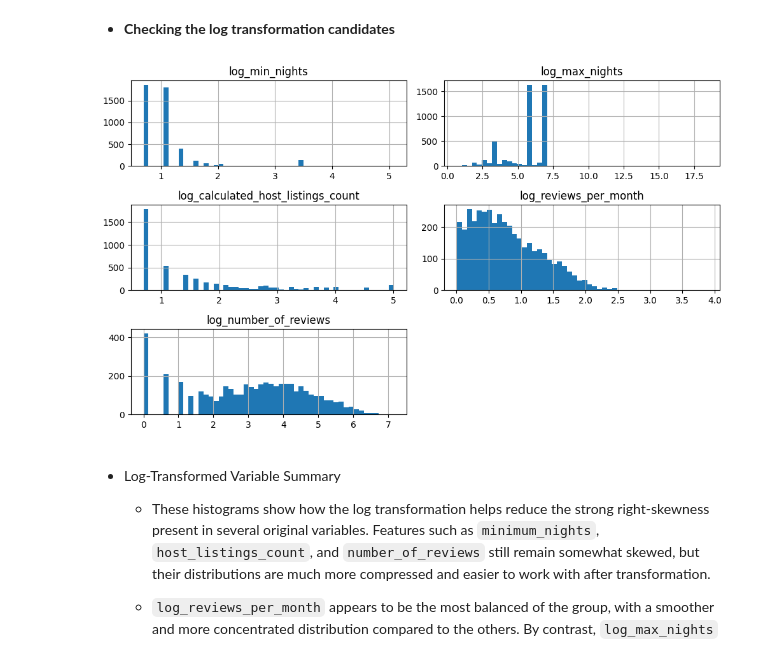
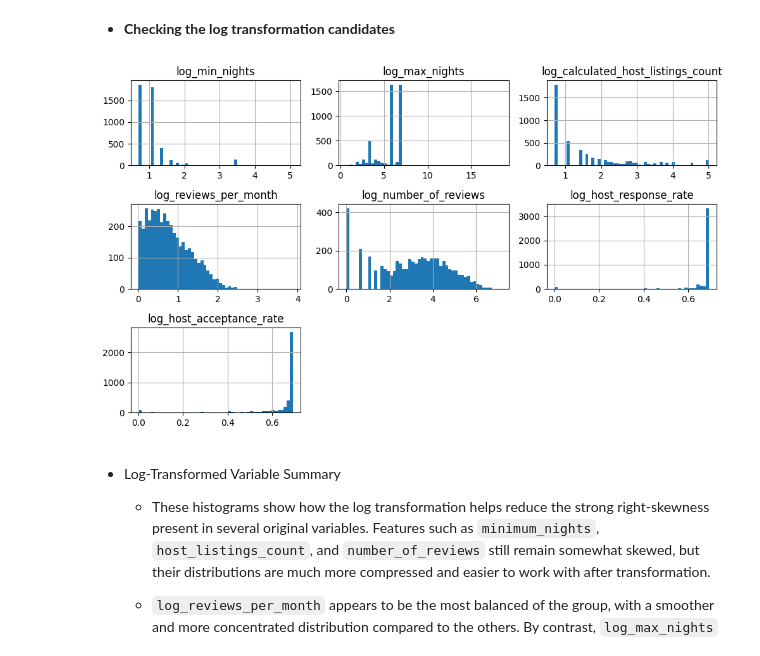
Before and after one commit to Batujan/Airbnb_Basque_Country_Price_Prediction, a Jupyter notebook: notebooks/01_data_exploration.ipynb, the cells around one changed output. Saved outputs shown, nothing was run; the diff lists cells and outputs as text; code cells hidden in the pictures.

```diff
--- a/notebooks/01_data_exploration.ipynb
+++ b/notebooks/01_data_exploration.ipynb
@@ -290,17 +330,19 @@ array([[<Axes: xlabel='accommodates', ylabel='accommodates'>,
 # %%
 log_candidates = pd.DataFrame({
     "log_min_nights": np.log1p(df_eda["minimum_nights"]),
     "log_max_nights": np.log1p(df_eda["maximum_nights"]),
     "log_calculated_host_listings_count": np.log1p(df_eda["calculated_host_listings_count"]),
     "log_reviews_per_month": np.log1p(df_eda["reviews_per_month"]),
     "log_number_of_reviews": np.log1p(df_eda["number_of_reviews"]),
+    "log_host_response_rate": np.log1p(df_eda["host_response_rate"]),
+    "log_host_acceptance_rate": np.log1p(df_eda["host_acceptance_rate"]),
 })
 
 log_candidates.hist(bins=50, figsize=(10, 6))
 plt.tight_layout()
 plt.show()
 # %% [output]
-[figure, old version]
+[figure, new version]
 # %% [markdown]
 * Log-Transformed Variable Summary
 
```
Also changed, not shown: parts of 19 cells of this notebook.
